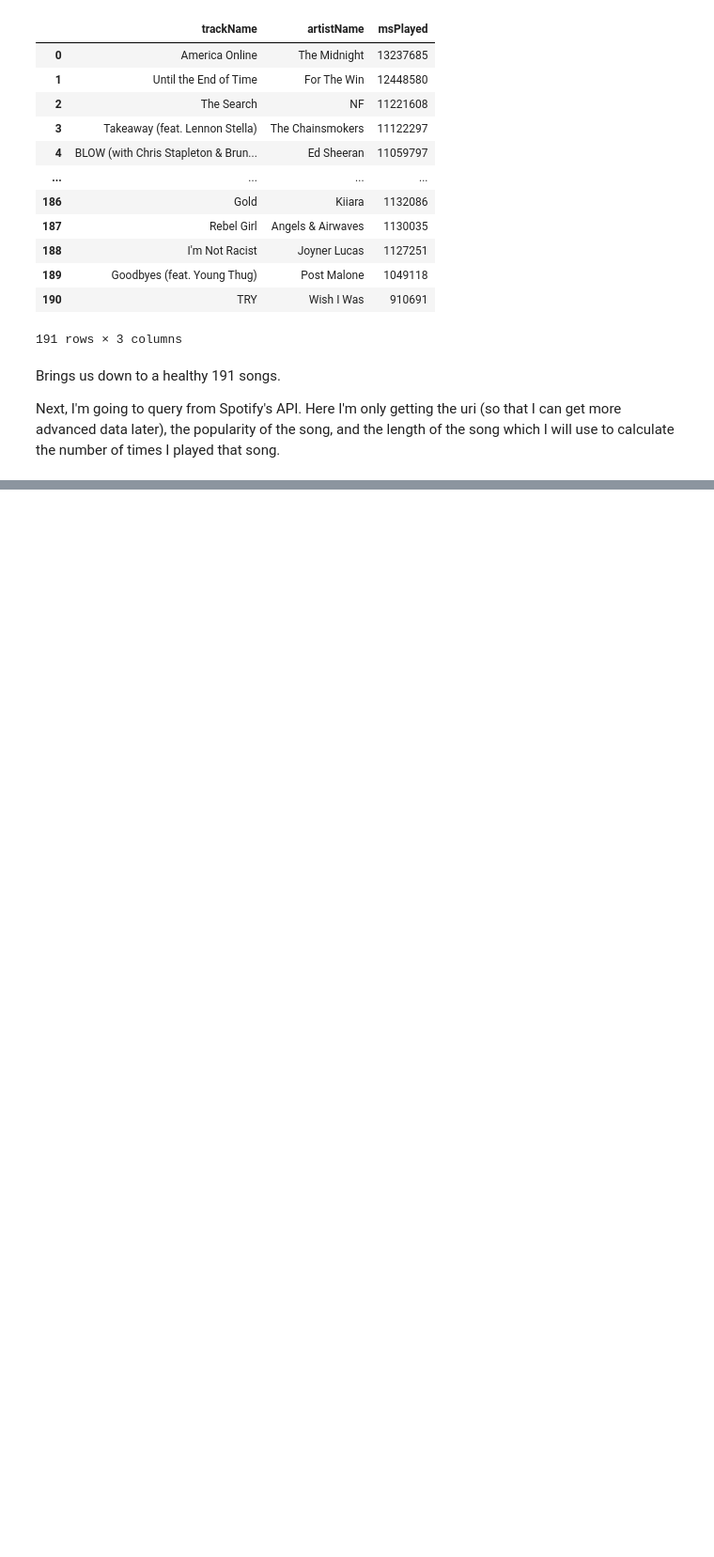
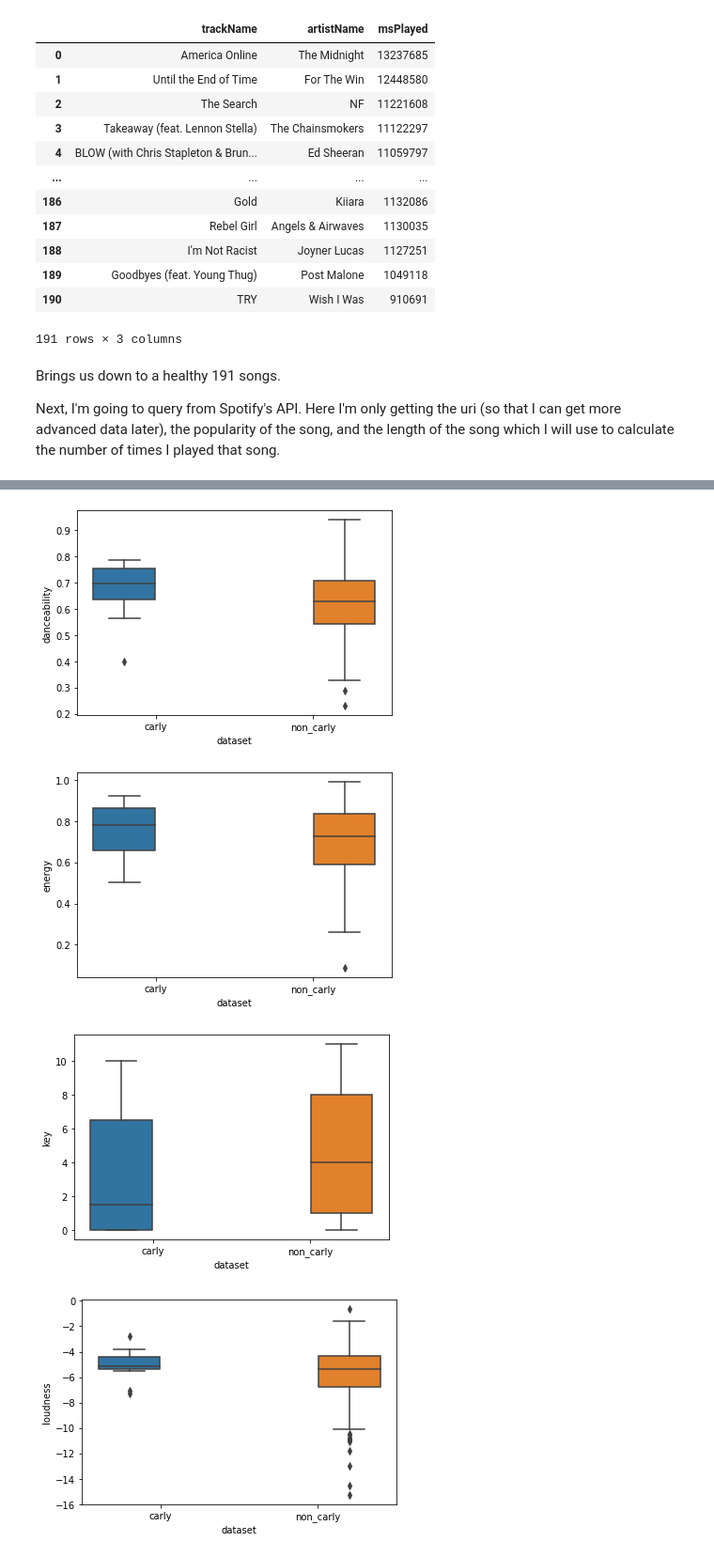
Before and after one commit to dalcantara7/spotify_data_analyzer, a Jupyter notebook: analysis_with_api_data.ipynb, the cells around one changed output, grey strips where cells are left out. Shown at 94% size. Cells and saved outputs as stored; diff of their text form; code cells hidden in the pictures; blank space fills up the shorter version.

```diff
--- a/analysis_with_api_data.ipynb
+++ b/analysis_with_api_data.ipynb
@@ -251,3 +173,0 @@ songs_liked_with_data
-# %%
-of_interest = songs_liked_with_data.loc[0:3, 'popularity':'tempo']
-of_interest
@@ -289,0 +178,3 @@ songs_liked_with_data[['timesPlayed', 'energy', 'danceability', 'loudness']].cor
+# %%
+carly = songs_liked_with_data[songs_liked_with_data['artistName'] == 'Carly Rae Jepsen'].reset_index(drop=True)
+non_carly = songs_liked_with_data[songs_liked_with_data['artistName'] != 'Carly Rae Jepsen'].reset_index(drop=True)
@@ -289,0 +189,2 @@ songs_liked_with_data[['timesPlayed', 'energy', 'danceability', 'loudness']].cor
+# %%
+concatenated = pd.concat([carly.assign(dataset='carly'), non_carly.assign(dataset='non_carly')])
@@ -289,0 +195,12 @@ songs_liked_with_data[['timesPlayed', 'energy', 'danceability', 'loudness']].cor
+# %%
+for i in range(3, len(of_interest)):
+    plt.figure()
+    g = sns.boxplot(data=concatenated, x='dataset', y=of_interest[i], hue='dataset')
+    g.legend_.remove()
+
+    plt.show()
+# %% [output]
+[figure, added]
+[figure, added]
+[figure, added]
+[figure, added]
```
Also changed, not shown: parts of 30 cells of this notebook, 1 other file.
